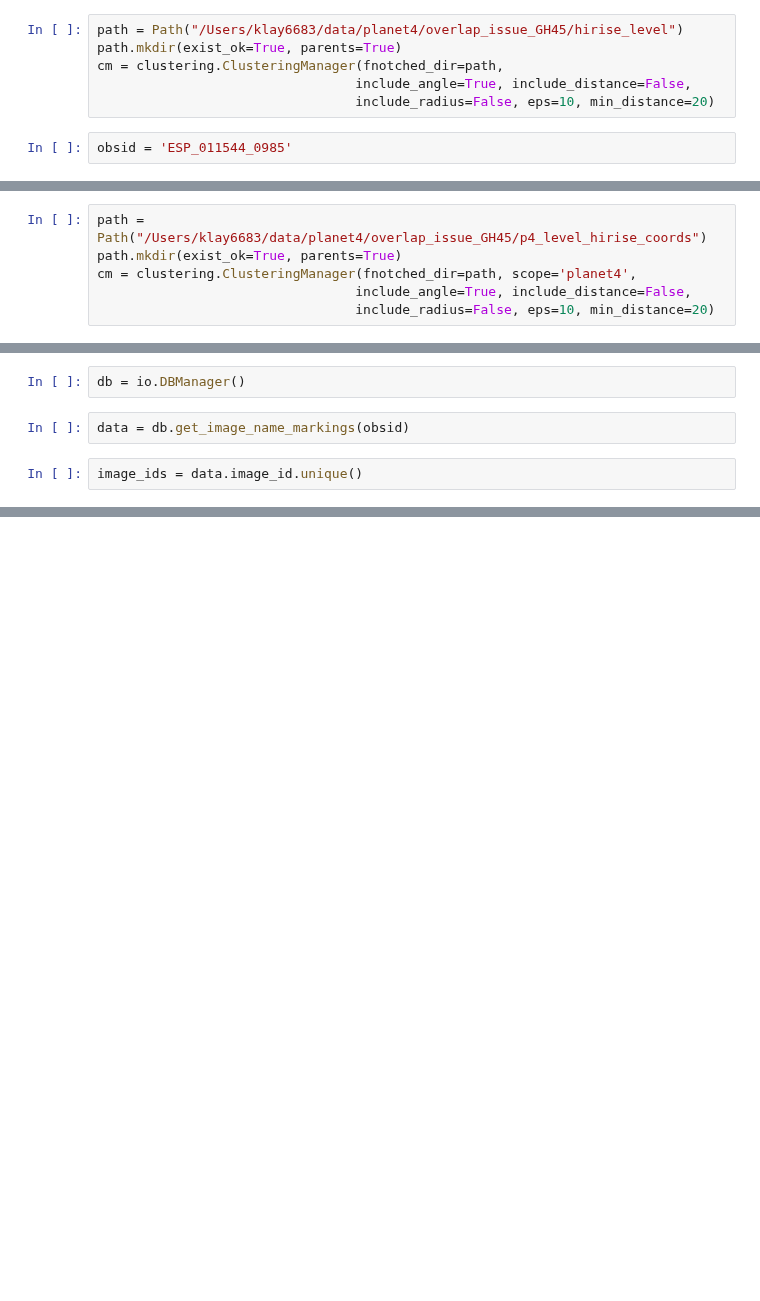
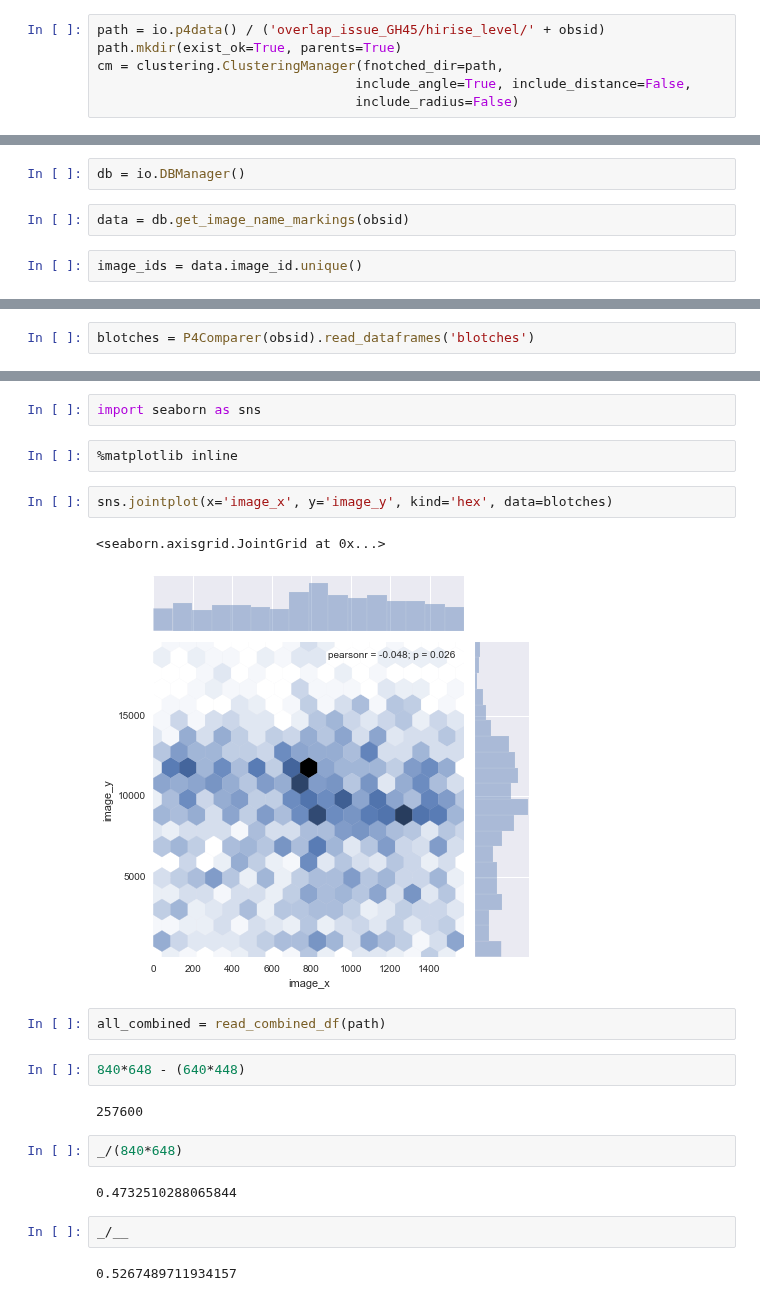
Before and after one commit to michaelaye/planet4, a Jupyter notebook: notebooks/Overlap issue GH45.ipynb, the cells around one changed output, grey strips where cells are left out. Drawn from its saved outputs; the diff is of its cells as text; blank space fills up the shorter version.

```diff
--- a/notebooks/Overlap issue GH45.ipynb
+++ b/notebooks/Overlap issue GH45.ipynb
@@ -4,10 +15,8 @@ from planet4 import clustering, io, markings
 # %%
-path = Path("/Users/klay6683/data/planet4/overlap_issue_GH45/hirise_level")
+path = io.p4data() / ('overlap_issue_GH45/hirise_level/' + obsid)
 path.mkdir(exist_ok=True, parents=True)
 cm = clustering.ClusteringManager(fnotched_dir=path,
                                  include_angle=True, include_distance=False,
-                                 include_radius=False, eps=10, min_distance=20)
+                                 include_radius=False)
-# %%
-obsid = 'ESP_011544_0985'
 # %%
 cm.cluster_image_name(obsid)
@@ -14,6 +40,0 @@ cm.cluster_image_name(obsid)
-# %%
-path = Path("/Users/klay6683/data/planet4/overlap_issue_GH45/p4_level_hirise_coords")
-path.mkdir(exist_ok=True, parents=True)
-cm = clustering.ClusteringManager(fnotched_dir=path, scope='planet4',
-                                 include_angle=True, include_distance=False,
-                                 include_radius=False, eps=10, min_distance=20)
@@ -73,0 +182,2 @@ p4id.plot_all()
+# %%
+blotches = P4Comparer(obsid).read_dataframes('blotches')
@@ -73,0 +193,23 @@ p4id.plot_all()
+# %%
+import seaborn as sns
+# %%
+%matplotlib inline
+# %%
+sns.jointplot(x='image_x', y='image_y', kind='hex', data=blotches)
+# %% [output]
+<seaborn.axisgrid.JointGrid at 0x...>
+[figure, added]
+# %%
+all_combined = read_combined_df(path)
+# %%
+840*648 - (640*448)
+# %% [output]
+257600
+# %%
+_/(840*648)
+# %% [output]
+0.4732510288065844
+# %%
+_/__
+# %% [output]
+0.5267489711934157
```
Also changed, not shown: parts of 29 cells of this notebook, 1 other file.
